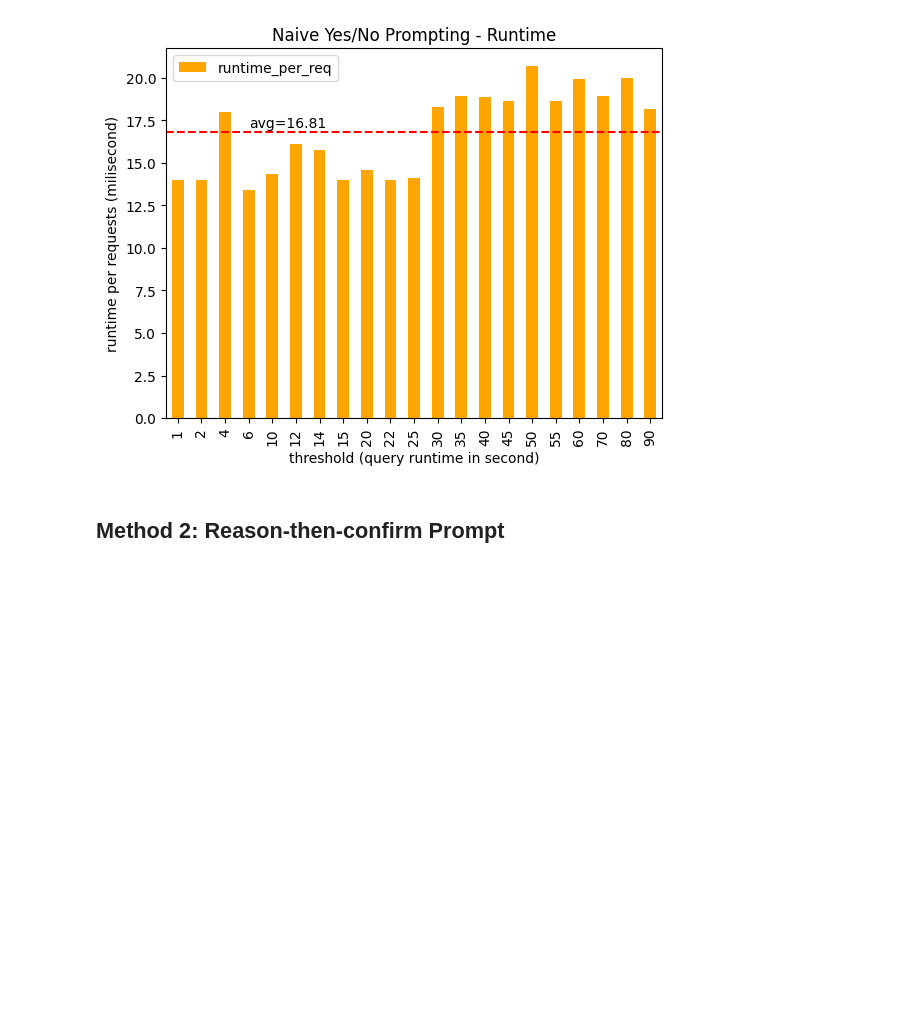
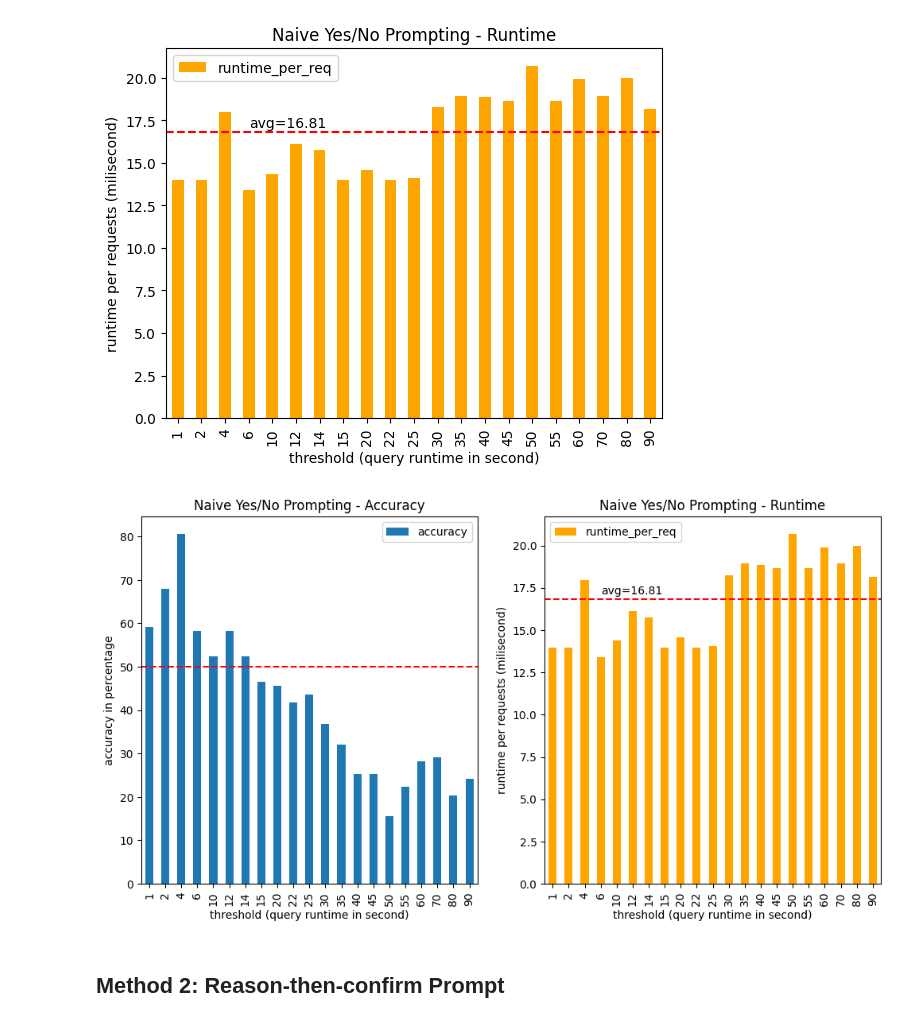
Before and after one commit to jyu283/cse291-sql-classification, a Jupyter notebook: figures/sec4_3-llm.ipynb, the cells around one changed output. Saved outputs shown, nothing was run; the diff lists cells and outputs as text; code cells hidden in the pictures; blank space fills up the shorter version.

Commit message:
Generate more images

```diff
--- a/figures/sec4_3-llm.ipynb
+++ b/figures/sec4_3-llm.ipynb
@@ -66,6 +67,66 @@ plt.savefig('sec4_3-llm-01-naive-runtime.png')
 # %% [output]
 [figure]
 [figure]
+# %%
+import numpy as np
+import pandas as pd
+from io import StringIO
+
+df = pd.read_csv(StringIO("""threshold,runtime,reqs,False,True
+1,1.44,103,42,61
+2,1.44,103,33,70
+4,1.85,103,20,83
+6,1.38,103,43,60
+10,1.48,103,49,54
+12,1.66,103,43,60
+14,1.62,103,49,54
+15,1.44,103,55,48
+20,1.50,103,56,47
+22,1.44,103,60,43
+25,1.45,103,58,45
+30,1.88,103,65,38
+35,1.95,103,70,33
+40,1.94,103,77,26
+45,1.92,103,77,26
+50,2.13,103,87,16
+55,1.92,103,80,23
+60,2.05,103,74,29
+70,1.95,103,73,30
+80,2.06,103,82,21
+90,1.87,103,78,25"""))
+
+df['accuracy'] = df['True'] / df['reqs'] * 100 # percentage
+
+# Plot a similar bar chart of accuracy and runtime side by side (left to right) in 2 subplots
+fig, ax = plt.subplots(1, 2, figsize=(12, 6))
+
+# Plot accuracy
+df.plot.bar(
+    x='threshold', y='accuracy', title='Naive Yes/No Prompting - Accuracy',
+    xlabel='threshold (query runtime in second)', ylabel='accuracy in percentage',
+    ax=ax[0]
+)
+# Draw a horizontal line at 50% accuracy
+ax[0].axhline(y=50, color='r', linestyle='--')
+
+# Plot runtime
+df['runtime_per_req'] = df['runtime'] / df['reqs'] * 1000
+df.plot.bar(
+    x='threshold', y='runtime_per_req', title='Naive Yes/No Prompting - Runtime',
+    xlabel='threshold (query runtime in second)',
+    ylabel='runtime per requests (milisecond)',
+    color='orange',
+    ax=ax[1]
+)
+
+# Draw a line at average runtime, and add text to show the average runtime
+ax[1].axhline(y=df['runtime_per_req'].mean(), color='r', linestyle='--')
+ax[1].text(3, df['runtime_per_req'].mean() + 0.3, f'avg={df["runtime_per_req"].mean():.2f}', color='black')
+
+# save figure to png
+plt.savefig('sec4_3-llm-01-naive-accuracy-runtime.png')
+# %% [output]
+[figure, added]
 # %% [markdown]
 ## Method 2: Reason-then-confirm Prompt
 # %%
```
Also changed, not shown: parts of 5 cells of this notebook, 3 other files.
